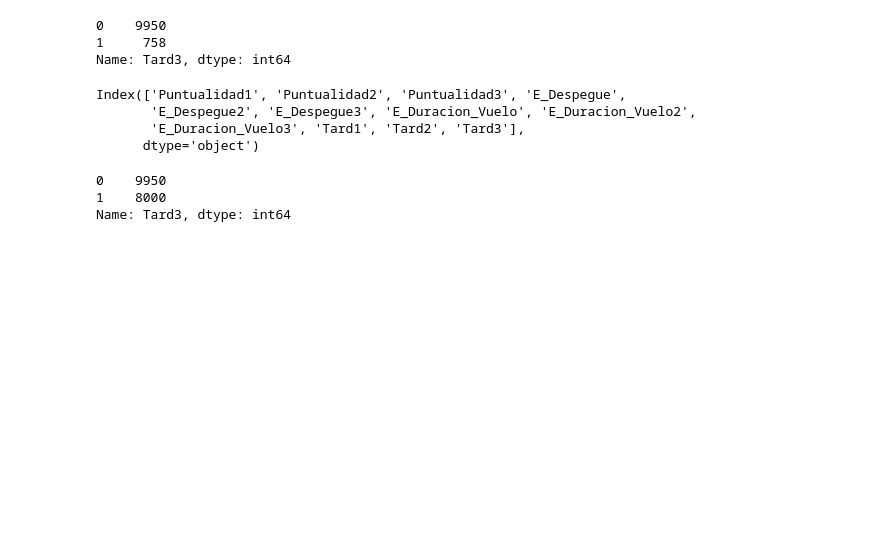
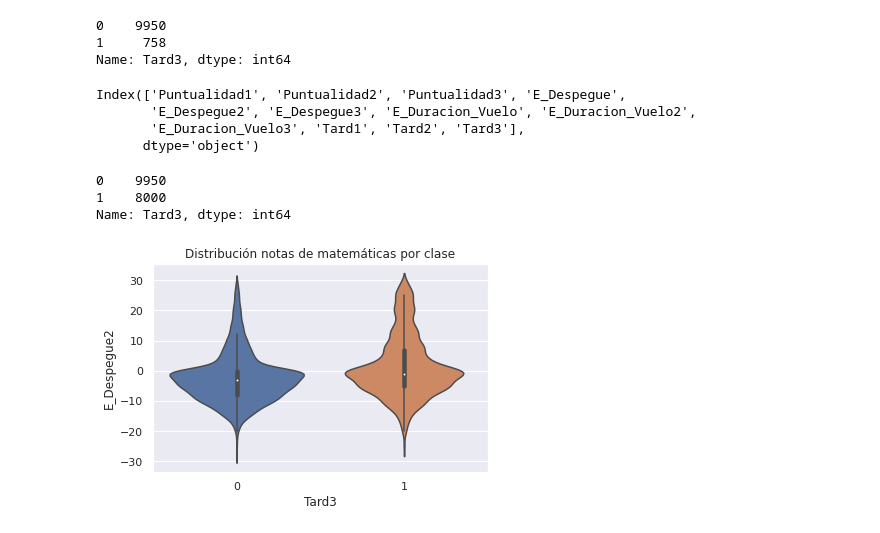
Before and after one commit to JMML2021/Avaluaci-final-per-passar-a-projecte, a Jupyter notebook: Companyia Aerea Algoritmes d’aprenentatge supervisat.ipynb, the cells around one changed output. Drawn from its saved outputs; the diff is of its cells as text; code cells hidden in the pictures; blank space fills up the shorter version.

```diff
--- a/Companyia Aerea Algoritmes d’aprenentatge supervisat.ipynb
+++ b/Companyia Aerea Algoritmes d’aprenentatge supervisat.ipynb
@@ -846,10 +787,10 @@ df_minority_upsampled = resample(df_minority,
                                  random_state=123) # reproducible results
 
 # Combine majority class with upsampled minority class
-df_upsampled = pd.concat([df_majority, df_minority_upsampled])
+df2_upsampled = pd.concat([df_majority, df_minority_upsampled])
 
 # Display new class counts
-df_upsampled.Tard3.value_counts()
+df2_upsampled.Tard3.value_counts()
 # 1    576
 # 0    576
 # Name: balance, dtype: int64
@@ -857,3 +798,17 @@ df_upsampled.Tard3.value_counts()
 0    9950
 1    8000
 Name: Tard3, dtype: int64
+# %%
+fig, ax = plt.subplots(figsize=(6, 3.84))
+
+sns.violinplot(
+        x     = 'Tard3',
+        y     = 'E_Despegue2',
+        data  = df2_upsampled,
+        #color = "white",
+        ax    = ax
+    )
+
+ax.set_title('Distribución notas de matemáticas por clase');
+# %% [output]
+[figure, added]
```
Also changed, not shown: parts of 24 cells of this notebook.
